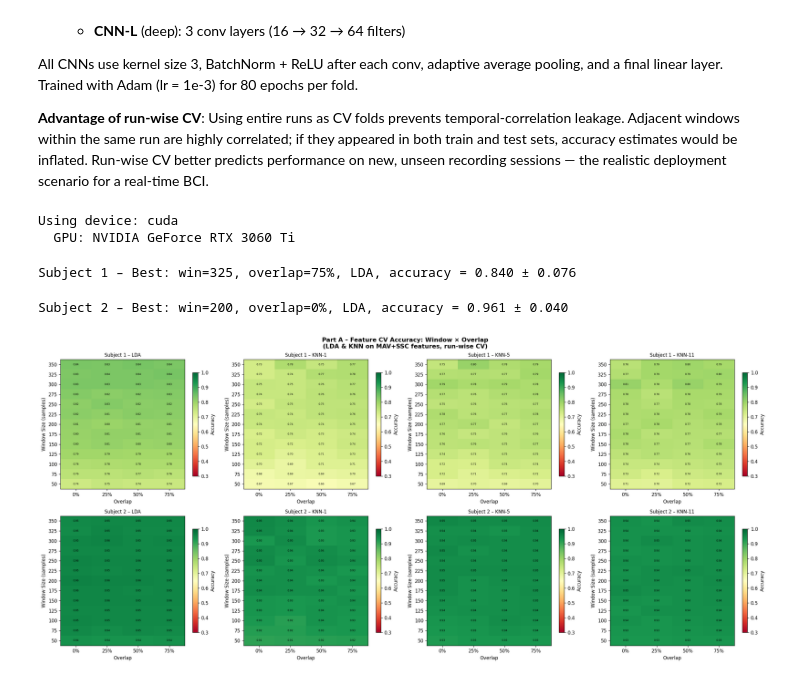
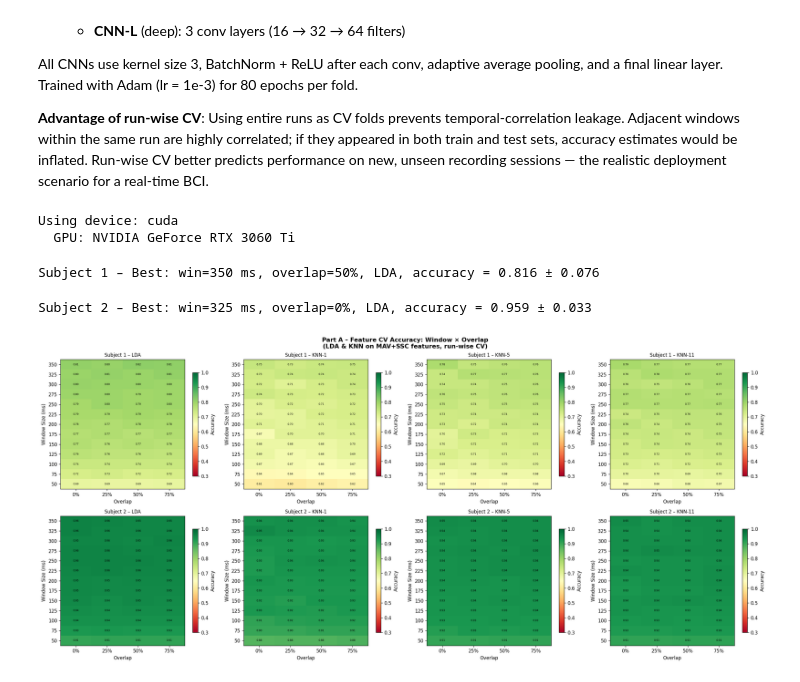
Before and after one commit to pulipakaa24/ECE374N, a Jupyter notebook: HW_2_sp23_EE374N-385J_Neural_Eng_EMGanalysis/HW2_EMG_Analysis.ipynb, the cells around one changed output. Drawn from its saved outputs; the diff is of its cells as text; code cells hidden in the pictures.

```diff
--- a/HW_2_sp23_EE374N-385J_Neural_Eng_EMGanalysis/HW2_EMG_Analysis.ipynb
+++ b/HW_2_sp23_EE374N-385J_Neural_Eng_EMGanalysis/HW2_EMG_Analysis.ipynb
@@ -724,20 +724,27 @@ if device.type == 'cuda':
 
 use_amp = device.type == 'cuda'
 
-win_sizes     = [50, 75, 100, 125, 150, 175, 200, 225, 250, 275, 300, 325, 350]
+win_sizes     = [50, 75, 100, 125, 150, 175, 200, 225, 250, 275, 300, 325, 350]  # milliseconds
 overlap_fracs = [0, 0.25, 0.5, 0.75]
 k_values      = [1, 3, 5, 7, 11, 15]
 
+FS = 512  # Hz
 
-def extract_run_Xy(run, win_len, ovl_frac, raw=False):
+def ms_to_samples(ms, fs=FS):
+    return max(1, round(ms * fs / 1000))
+
+
+def extract_run_Xy(run, win_ms, ovl_frac, raw=False):
     """Extract windowed data from one run.
 
-    raw=False : X is (n_windows, 8)           — [MAV×4, SSC×4] feature vectors
-    raw=True  : X is (n_windows, 4, win_len)  — raw EMG, channels-first
+    win_ms    : window length in milliseconds
+    raw=False : X is (n_windows, 8)            — [MAV×4, SSC×4] feature vectors
+    raw=True  : X is (n_windows, 4, win_samp)  — raw EMG, channels-first
     """
     typ_r, pos_r, emg_r = run['typ'], run['pos'], run['emg']
     task_code = {101: 0, 201: 1, 301: 2}
-    step = max(1, int(win_len * (1 - ovl_frac)))
+    win_samp = ms_to_samples(win_ms)
+    step     = max(1, int(win_samp * (1 - ovl_frac)))
 
     s_mask = np.isin(typ_r, [101, 201, 301])
     e_mask = np.isin(typ_r, [102, 202, 302])
@@ -745,20 +752,20 @@ def extract_run_Xy(run, win_len, ovl_frac, raw=False):
 
     X_list, y_list = [], []
     for s_pos, e_pos, s_code in zip(starts, ends, codes):
-        seg = emg_r[s_pos:e_pos, :]                     # (n_samples, 4)
-        n_win = max(0, (len(seg) - win_len) // step + 1)
+        seg   = emg_r[s_pos:e_pos, :]
+        n_win = max(0, (len(seg) - win_samp) // step + 1)
         if n_win == 0:
             continue
 
         if raw:
             for w in range(n_win):
                 s = w * step
-                X_list.append(seg[s:s + win_len, :].T.astype(np.float32))  # (4, win_len)
+                X_list.append(seg[s:s + win_samp, :].T.astype(np.float32))  # (4, win_samp)
                 y_list.append(task_code[s_code])
         else:
             ch_feats, n_win_min = [], n_win
             for ch in range(4):
-                m, r = extract_features(seg[:, ch], win_len, ovl_frac)
+                m, r = extract_features(seg[:, ch], win_samp, ovl_frac)
                 ch_feats.append((m, r))
                 n_win_min = min(n_win_min, len(m))
             for w in range(n_win_min):
@@ -769,7 +776,7 @@ def extract_run_Xy(run, win_len, ovl_frac, raw=False):
 
     if X_list:
         return np.array(X_list), np.array(y_list)
-    shape = (0, 4, win_len) if raw else (0, 8)
+    shape = (0, 4, win_samp) if raw else (0, 8)
     return np.empty(shape, dtype=np.float32), np.array([], dtype=int)
 
 
@@ -784,10 +791,10 @@ for subj_idx, subj_runs in enumerate(filtered_data):
 
     pbar = tqdm(total=n_total, desc=f'[Part A] Subject {subj_idx + 1}', unit='combo')
 
-    for win_len in win_sizes:
+    for win_ms in win_sizes:
         for ovl in overlap_fracs:
-            pbar.set_postfix(win=win_len, ovl=f'{ovl:.0%}')
-            run_Xy = [extract_run_Xy(r, win_len, ovl, raw=False) for r in cv_runs]
+            pbar.set_postfix(win=f'{win_ms}ms', ovl=f'{ovl:.0%}')
+            run_Xy = [extract_run_Xy(r, win_ms, ovl, raw=False) for r in cv_runs]
 
             clf_accs = {'LDA': [], **{f'KNN-{k}': [] for k in k_values}}
 
@@ -803,9 +810,9 @@ for subj_idx, subj_runs in enumerate(filtered_data):
                 if len(X_test) == 0:
                     continue
 
-                scaler   = StandardScaler()
-                X_tr_s   = scaler.fit_transform(X_train)
-                X_te_s   = scaler.transform(X_test)
+                scaler  = StandardScaler()
+                X_tr_s  = scaler.fit_transform(X_train)
+                X_te_s  = scaler.transform(X_test)
 
                 try:
                     lda = LinearDiscriminantAnalysis()
@@ -824,14 +831,14 @@ for subj_idx, subj_runs in enumerate(filtered_data):
 
             for clf_name, accs in clf_accs.items():
                 if accs:
-                    results.append((win_len, ovl, clf_name,
+                    results.append((win_ms, ovl, clf_name,
                                     np.mean(accs), np.std(accs)))
             pbar.update(1)
 
     pbar.close()
     results_feat[subj_idx] = results
     best = max(results, key=lambda x: x[3])
-    print(f"Subject {subj_idx + 1} – Best: win={best[0]}, overlap={best[1]:.0%}, "
+    print(f"Subject {subj_idx + 1} – Best: win={best[0]} ms, overlap={best[1]:.0%}, "
           f"{best[2]}, accuracy = {best[3]:.3f} ± {best[4]:.3f}")
 
 
@@ -847,34 +854,34 @@ for subj_idx in range(2):
     for col, clf_name in enumerate(clf_show):
         ax = axes[subj_idx, col]
         acc_grid = np.full((len(win_sizes), len(overlap_fracs)), np.nan)
         for w, o, c, a, s in results_feat[subj_idx]:
             if c == clf_name:
                 acc_grid[win_sizes.index(w), overlap_fracs.index(o)] = a
 
         im = ax.imshow(acc_grid, aspect='auto', cmap='RdYlGn',
                        vmin=0.3, vmax=1.0, origin='lower')
         ax.set_xticks(range(len(overlap_fracs)))
         ax.set_xticklabels([f'{o:.0%}' for o in overlap_fracs])
         ax.set_yticks(range(len(win_sizes)))
         ax.set_yticklabels(win_sizes)
         ax.set_xlabel('Overlap')
-        ax.set_ylabel('Window Size (samples)')
+        ax.set_ylabel('Window Size (ms)')
         ax.set_title(f'Subject {subj_idx + 1} – {clf_name}', fontsize=10)
 
         for wi in range(len(win_sizes)):
             for oi in range(len(overlap_fracs)):
                 v = acc_grid[wi, oi]
                 if not np.isnan(v):
                     ax.text(oi, wi, f'{v:.2f}', ha='center', va='center',
                             fontsize=5.5, color='black')
         fig.colorbar(im, ax=ax, shrink=0.8, label='Accuracy')
 
 plt.tight_layout()
 plt.savefig('2_4a_cv_heatmap_features.png', bbox_inches='tight')
 plt.show()
 # %% [output]
 Using device: cuda
   GPU: NVIDIA GeForce RTX 3060 Ti
-Subject 1 – Best: win=325, overlap=75%, LDA, accuracy = 0.840 ± 0.076
+Subject 1 – Best: win=350 ms, overlap=50%, LDA, accuracy = 0.816 ± 0.076
-Subject 2 – Best: win=200, overlap=0%, LDA, accuracy = 0.961 ± 0.040
+Subject 2 – Best: win=325 ms, overlap=0%, LDA, accuracy = 0.959 ± 0.033
-[figure, old version]
+[figure, new version]
```
Also changed, not shown: parts of 8 cells of this notebook, 13 other files.
